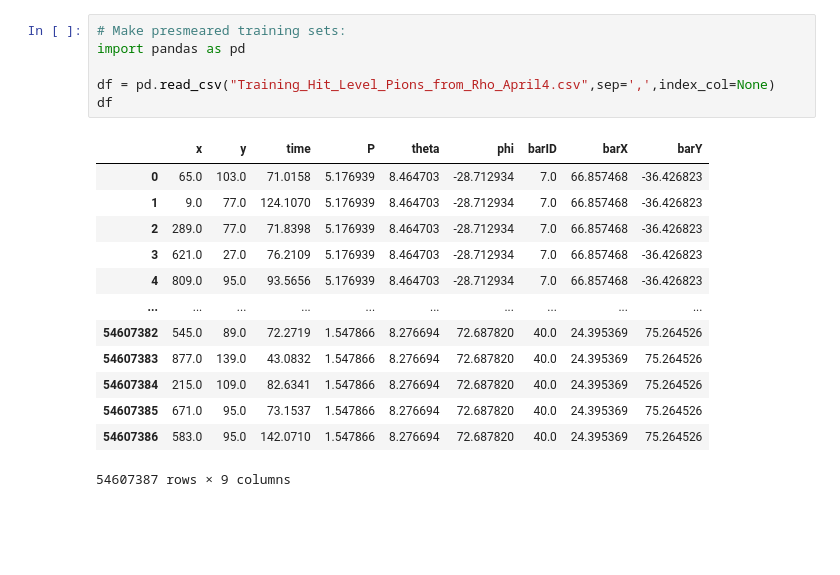
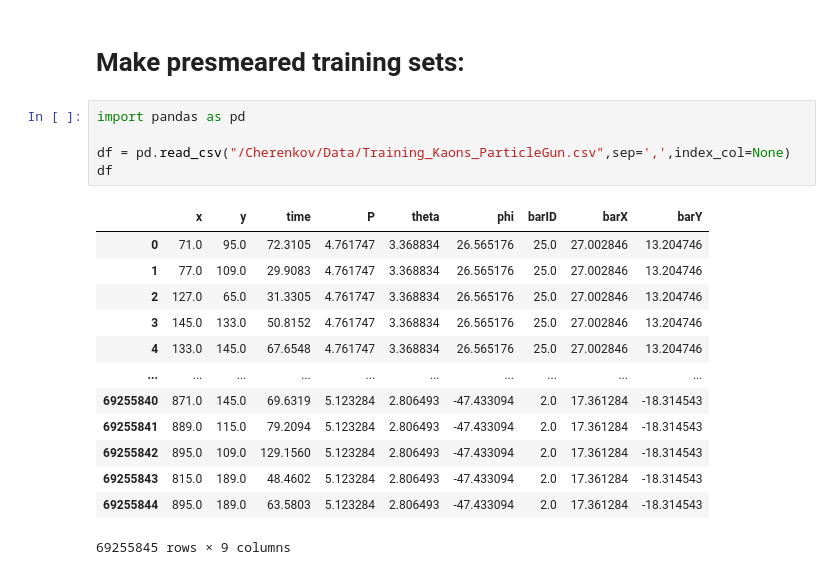
Before and after one commit to wmdataphys/DeeperRICH, a Jupyter notebook: FastSimulation/Processing/MakeData.ipynb, the cells around one changed output. Cells and saved outputs as stored; diff of their text form; blank space fills up the shorter version.

```diff
--- a/FastSimulation/Processing/MakeData.ipynb
+++ b/FastSimulation/Processing/MakeData.ipynb
@@ -277,20 +195,21 @@ to_csv("Testing_Hit_Level_Kaons_from_Phi_April4.csv",hits,conditions,metadata)
+# %% [markdown]
+# Make presmeared training sets:
 # %%
-# Make presmeared training sets:
 import pandas as pd
 
-df = pd.read_csv("Training_Hit_Level_Pions_from_Rho_April4.csv",sep=',',index_col=None)
+df = pd.read_csv("/Cherenkov/Data/Training_Kaons_ParticleGun.csv",sep=',',index_col=None)
 df
 # %% [output]
 |  | x | y | time | P | theta | phi | barID | barX | barY |
-| 0 | 65.0 | 103.0 | 71.0158 | 5.176939 | 8.464703 | -28.712934 | 7.0 | 66.857468 | -36.426823 |
-| 1 | 9.0 | 77.0 | 124.1070 | 5.176939 | 8.464703 | -28.712934 | 7.0 | 66.857468 | -36.426823 |
-| 2 | 289.0 | 77.0 | 71.8398 | 5.176939 | 8.464703 | -28.712934 | 7.0 | 66.857468 | -36.426823 |
-| 3 | 621.0 | 27.0 | 76.2109 | 5.176939 | 8.464703 | -28.712934 | 7.0 | 66.857468 | -36.426823 |
-| 4 | 809.0 | 95.0 | 93.5656 | 5.176939 | 8.464703 | -28.712934 | 7.0 | 66.857468 | -36.426823 |
+| 0 | 71.0 | 95.0 | 72.3105 | 4.761747 | 3.368834 | 26.565176 | 25.0 | 27.002846 | 13.204746 |
+| 1 | 77.0 | 109.0 | 29.9083 | 4.761747 | 3.368834 | 26.565176 | 25.0 | 27.002846 | 13.204746 |
+| 2 | 127.0 | 65.0 | 31.3305 | 4.761747 | 3.368834 | 26.565176 | 25.0 | 27.002846 | 13.204746 |
+| 3 | 145.0 | 133.0 | 50.8152 | 4.761747 | 3.368834 | 26.565176 | 25.0 | 27.002846 | 13.204746 |
+| 4 | 133.0 | 145.0 | 67.6548 | 4.761747 | 3.368834 | 26.565176 | 25.0 | 27.002846 | 13.204746 |
 | ... | ... | ... | ... | ... | ... | ... | ... | ... | ... |
-| 54607382 | 545.0 | 89.0 | 72.2719 | 1.547866 | 8.276694 | 72.687820 | 40.0 | 24.395369 | 75.264526 |
-| 54607383 | 877.0 | 139.0 | 43.0832 | 1.547866 | 8.276694 | 72.687820 | 40.0 | 24.395369 | 75.264526 |
-| 54607384 | 215.0 | 109.0 | 82.6341 | 1.547866 | 8.276694 | 72.687820 | 40.0 | 24.395369 | 75.264526 |
-| 54607385 | 671.0 | 95.0 | 73.1537 | 1.547866 | 8.276694 | 72.687820 | 40.0 | 24.395369 | 75.264526 |
-| 54607386 | 583.0 | 95.0 | 142.0710 | 1.547866 | 8.276694 | 72.687820 | 40.0 | 24.395369 | 75.264526 |
+| 69255840 | 871.0 | 145.0 | 69.6319 | 5.123284 | 2.806493 | -47.433094 | 2.0 | 17.361284 | -18.314543 |
+| 69255841 | 889.0 | 115.0 | 79.2094 | 5.123284 | 2.806493 | -47.433094 | 2.0 | 17.361284 | -18.314543 |
+| 69255842 | 895.0 | 109.0 | 129.1560 | 5.123284 | 2.806493 | -47.433094 | 2.0 | 17.361284 | -18.314543 |
+| 69255843 | 815.0 | 189.0 | 48.4602 | 5.123284 | 2.806493 | -47.433094 | 2.0 | 17.361284 | -18.314543 |
+| 69255844 | 895.0 | 189.0 | 63.5803 | 5.123284 | 2.806493 | -47.433094 | 2.0 | 17.361284 | -18.314543 |
-54607387 rows × 9 columns
+69255845 rows × 9 columns
```
Also changed, not shown: parts of 34 cells of this notebook, 4 other files.
